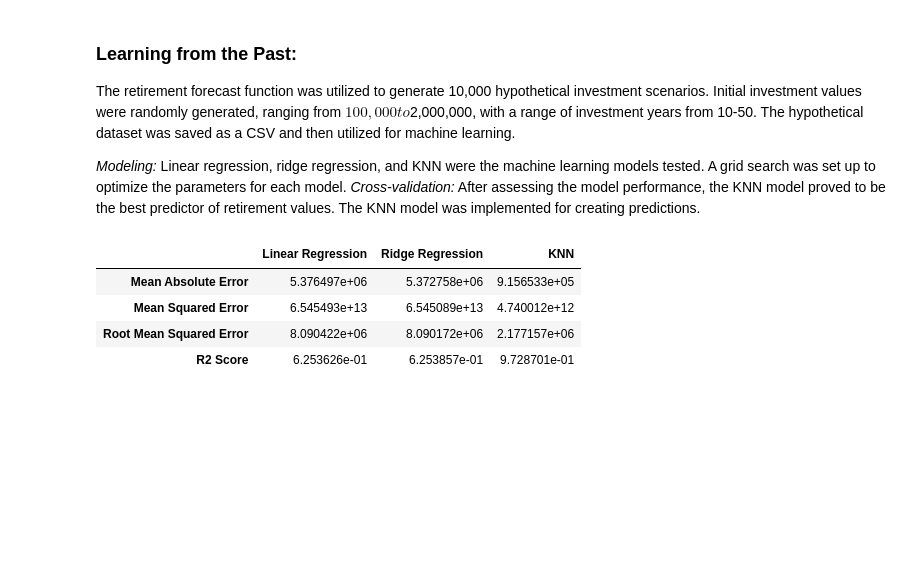
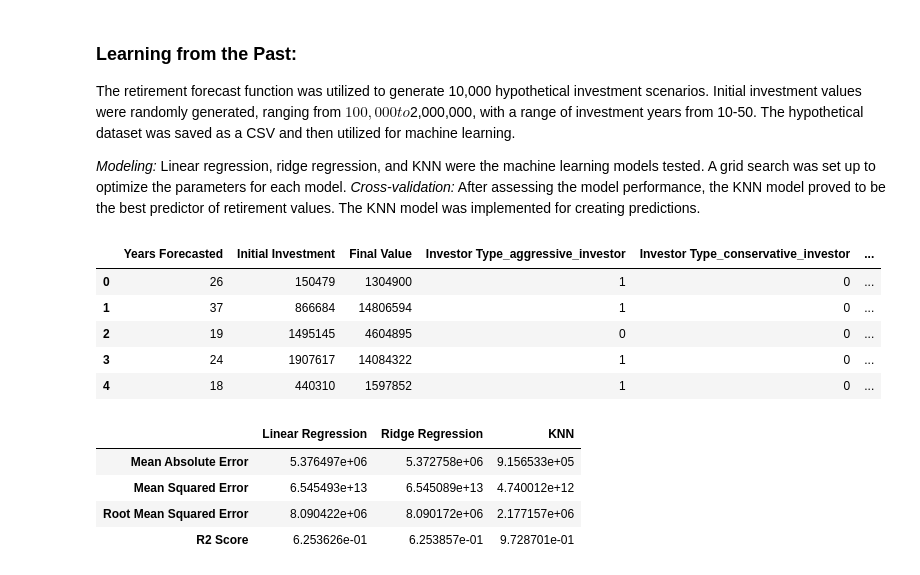
Before and after one commit to BotanicalAmy/Retirement-Forecaster, a Jupyter notebook: Retirement_Simulator.ipynb, the cells around one changed output. Drawn from its saved outputs; the diff is of its cells as text; code cells hidden in the pictures; blank space fills up the shorter version.

```diff
--- a/Retirement_Simulator.ipynb
+++ b/Retirement_Simulator.ipynb
@@ -359,11 +359,19 @@ warnings.filterwarnings("ignore", category=UserWarning)
 # %%
 #convert the forecast_results csv file into a dataframe
 forecast_results = pd.read_csv('Data/forecast_results.csv')
 forecast_results.drop('Unnamed: 0', axis=1, inplace=True)
-forecast_results.head()
 
 #converting the investor type into a numerical value
 forecast_results_num = pd.get_dummies(forecast_results, columns=['Investor Type'])
+
+forecast_results_num.head()
+# %% [output]
+|  | Years Forecasted | Initial Investment | Final Value | Investor Type_aggressive_investor | Investor Type_conservative_investor | ... |
+| 0 | 26 | 150479 | 1304900 | 1 | 0 | ... |
+| 1 | 37 | 866684 | 14806594 | 1 | 0 | ... |
+| 2 | 19 | 1495145 | 4604895 | 0 | 0 | ... |
+| 3 | 24 | 1907617 | 14084322 | 1 | 0 | ... |
+| 4 | 18 | 440310 | 1597852 | 1 | 0 | ... |
 # %%
 #splitting the data into training and testing sets
 X = forecast_results_num.drop('Final Value', axis=1)
```
Also changed, not shown: parts of 1 cell of this notebook, 2 other files.
